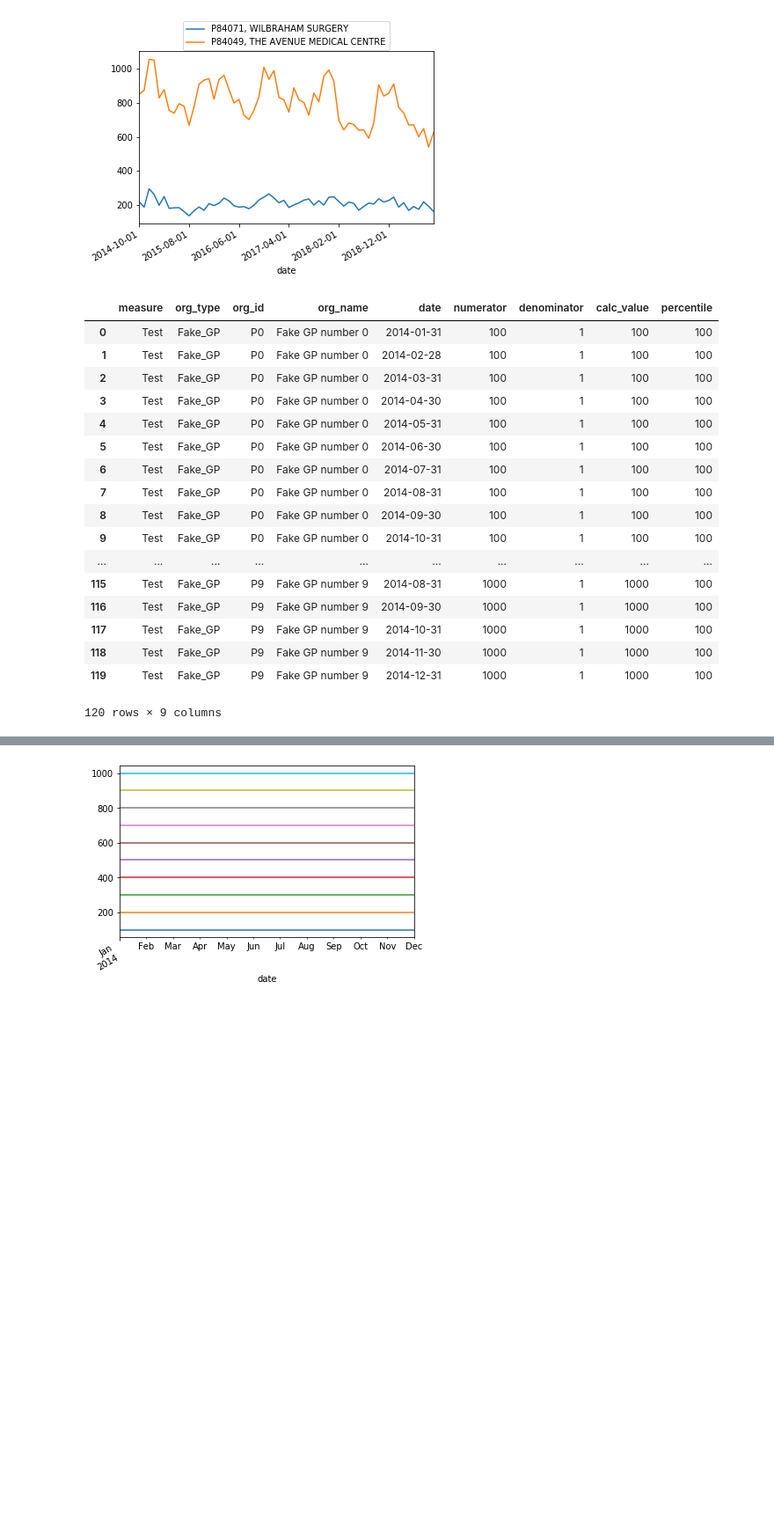
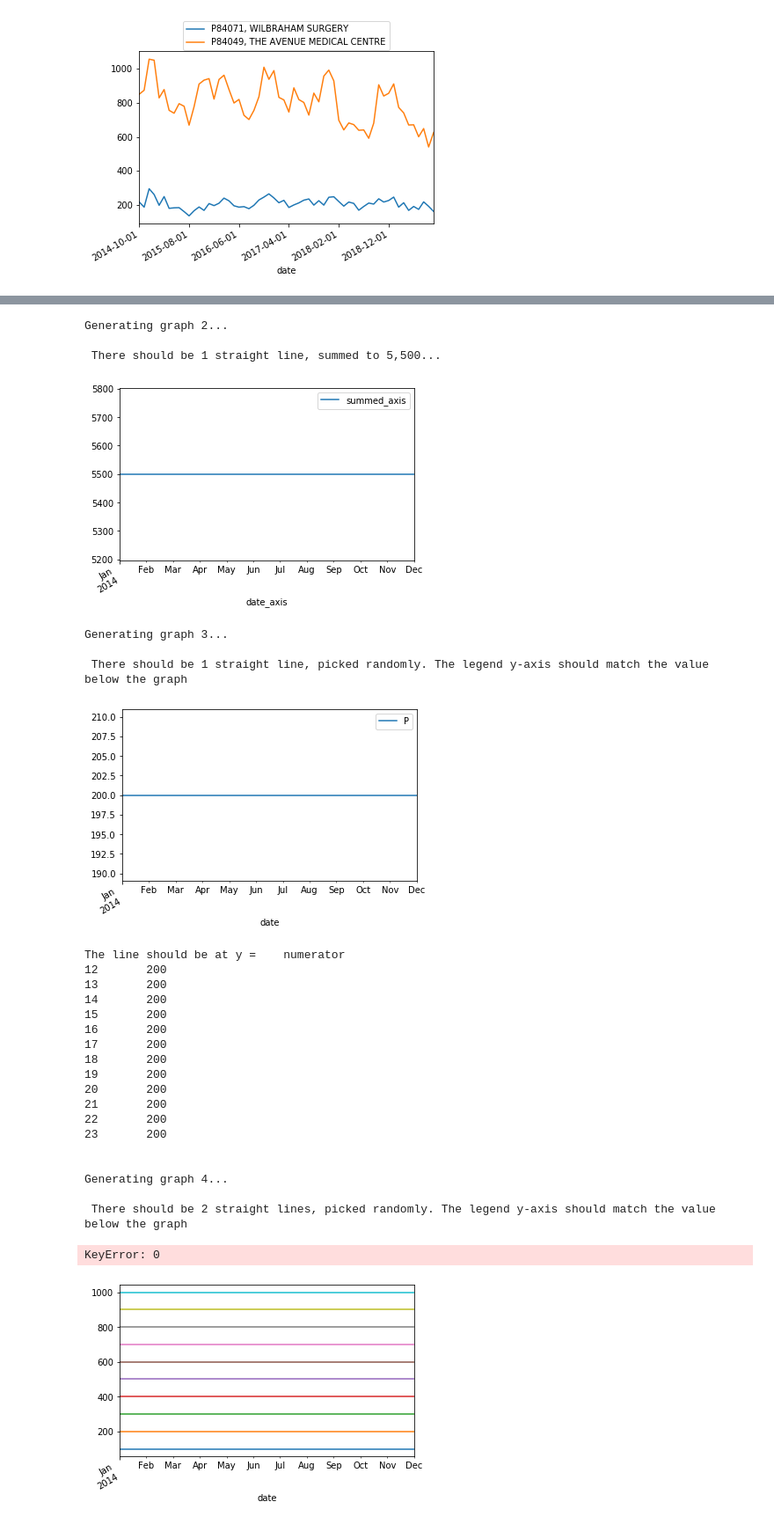
Before and after one commit to ecarnold24/Antibiotics, a Jupyter notebook: Antimicrobials_Sam.ipynb, the cells around one changed output, grey strips where cells are left out. Shown: that part at 88% size. Drawn from its saved outputs; the diff is of its cells as text; code cells hidden in the pictures; blank space fills up the shorter version.

```diff
--- a/Antimicrobials_Sam.ipynb
+++ b/Antimicrobials_Sam.ipynb
@@ -143,41 +144,3 @@ Plot_trends_two_surgeries_by_IDs(data, 'P84071', 'P84049')
 [figure]
 # %%
 data_test = pd.DataFrame(columns=['measure','org_type','org_id','org_name','date','numerator','denominator','calc_value','percentile'])
-# %%
-#for new_GP in range(0,10):
-dtf = pd.date_range('1/10/2014', '1/10/2015', freq='M')
-numerator_count = 0
-for new_gp in range(0,10):
-    numerator_count = numerator_count + 100
-    for new_date in range(0,len(dtf)):
-        new_data = {'measure': 'Test',
-                   'org_type': 'Fake_GP',
-                   'org_id': 'P'+str(new_gp),
-                   'org_name': 'Fake GP number '+ str(new_gp),
-                   'date': dtf[new_date],
-                   'numerator': numerator_count,
-                   'denominator': 1,
-                   'calc_value': numerator_count,
-                   'percentile': 100}
-        data_test = data_test.append(new_data, ignore_index = True)
-# %%
-data_test
-# %% [output]
-|  | measure | org_type | org_id | org_name | date | numerator | denominator | calc_value | percentile |
-| 0 | Test | Fake_GP | P0 | Fake GP number 0 | 2014-01-31 | 100 | 1 | 100 | 100 |
-| 1 | Test | Fake_GP | P0 | Fake GP number 0 | 2014-02-28 | 100 | 1 | 100 | 100 |
-| 2 | Test | Fake_GP | P0 | Fake GP number 0 | 2014-03-31 | 100 | 1 | 100 | 100 |
-| 3 | Test | Fake_GP | P0 | Fake GP number 0 | 2014-04-30 | 100 | 1 | 100 | 100 |
-| 4 | Test | Fake_GP | P0 | Fake GP number 0 | 2014-05-31 | 100 | 1 | 100 | 100 |
-| 5 | Test | Fake_GP | P0 | Fake GP number 0 | 2014-06-30 | 100 | 1 | 100 | 100 |
-| 6 | Test | Fake_GP | P0 | Fake GP number 0 | 2014-07-31 | 100 | 1 | 100 | 100 |
-| 7 | Test | Fake_GP | P0 | Fake GP number 0 | 2014-08-31 | 100 | 1 | 100 | 100 |
-| 8 | Test | Fake_GP | P0 | Fake GP number 0 | 2014-09-30 | 100 | 1 | 100 | 100 |
-| 9 | Test | Fake_GP | P0 | Fake GP number 0 | 2014-10-31 | 100 | 1 | 100 | 100 |
-| ... | ... | ... | ... | ... | ... | ... | ... | ... | ... |
-| 115 | Test | Fake_GP | P9 | Fake GP number 9 | 2014-08-31 | 1000 | 1 | 1000 | 100 |
-| 116 | Test | Fake_GP | P9 | Fake GP number 9 | 2014-09-30 | 1000 | 1 | 1000 | 100 |
-| 117 | Test | Fake_GP | P9 | Fake GP number 9 | 2014-10-31 | 1000 | 1 | 1000 | 100 |
-| 118 | Test | Fake_GP | P9 | Fake GP number 9 | 2014-11-30 | 1000 | 1 | 1000 | 100 |
-| 119 | Test | Fake_GP | P9 | Fake GP number 9 | 2014-12-31 | 1000 | 1 | 1000 | 100 |
-120 rows × 9 columns
@@ -183,0 +212,3 @@ data_test
+# %%
+Test_module()
+# %% [output]
@@ -184,3 +233,30 @@ data_test
+Generating graph 2...
+
+ There should be 1 straight line, summed to 5,500...
+[figure, added]
+Generating graph 3...
+
+ There should be 1 straight line, picked randomly. The legend y-axis should match the value below the graph
+[figure, added]
+The line should be at y =    numerator
+12       200
+13       200
+14       200
+15       200
+16       200
+17       200
+18       200
+19       200
+20       200
+21       200
+22       200
+23       200
+
+
+Generating graph 4...
+
+ There should be 2 straight lines, picked randomly. The legend y-axis should match the value below the graph
+KeyError: 0
 # %%
 dlist = unique_date_ids = data['date'].unique()
 # %%
```
Also changed, not shown: parts of 3 cells of this notebook.
